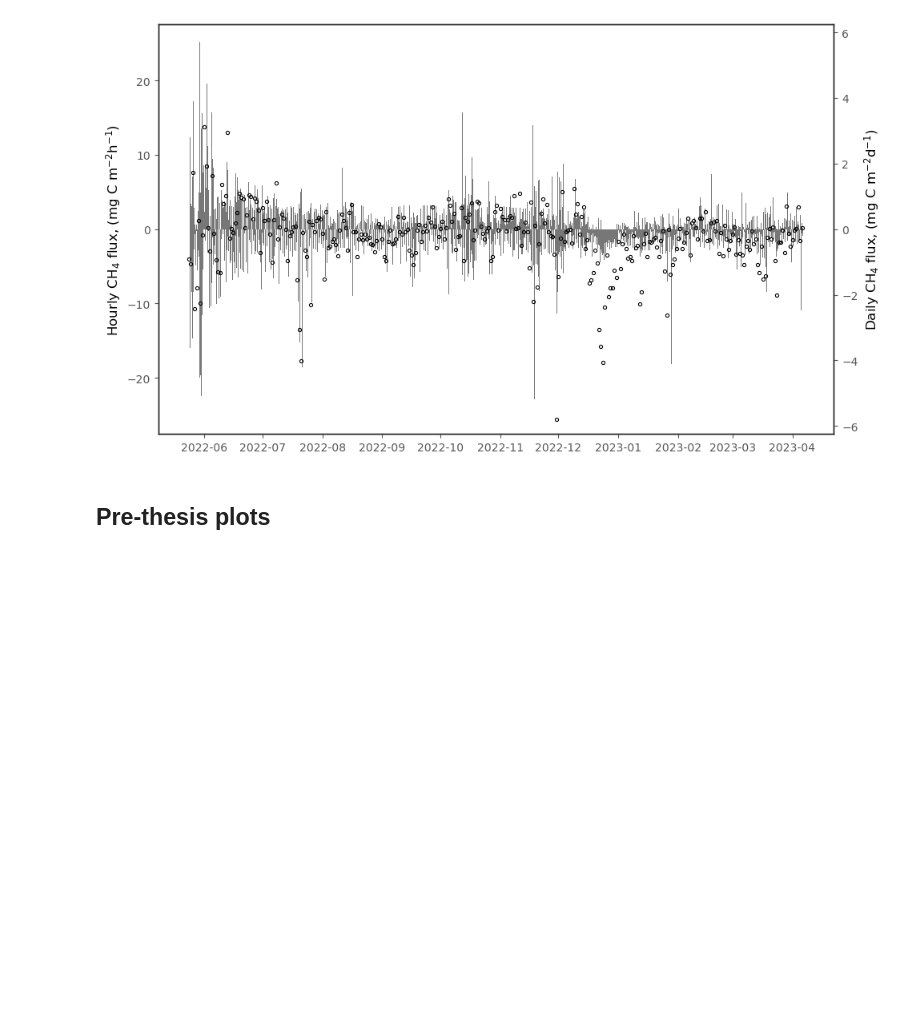
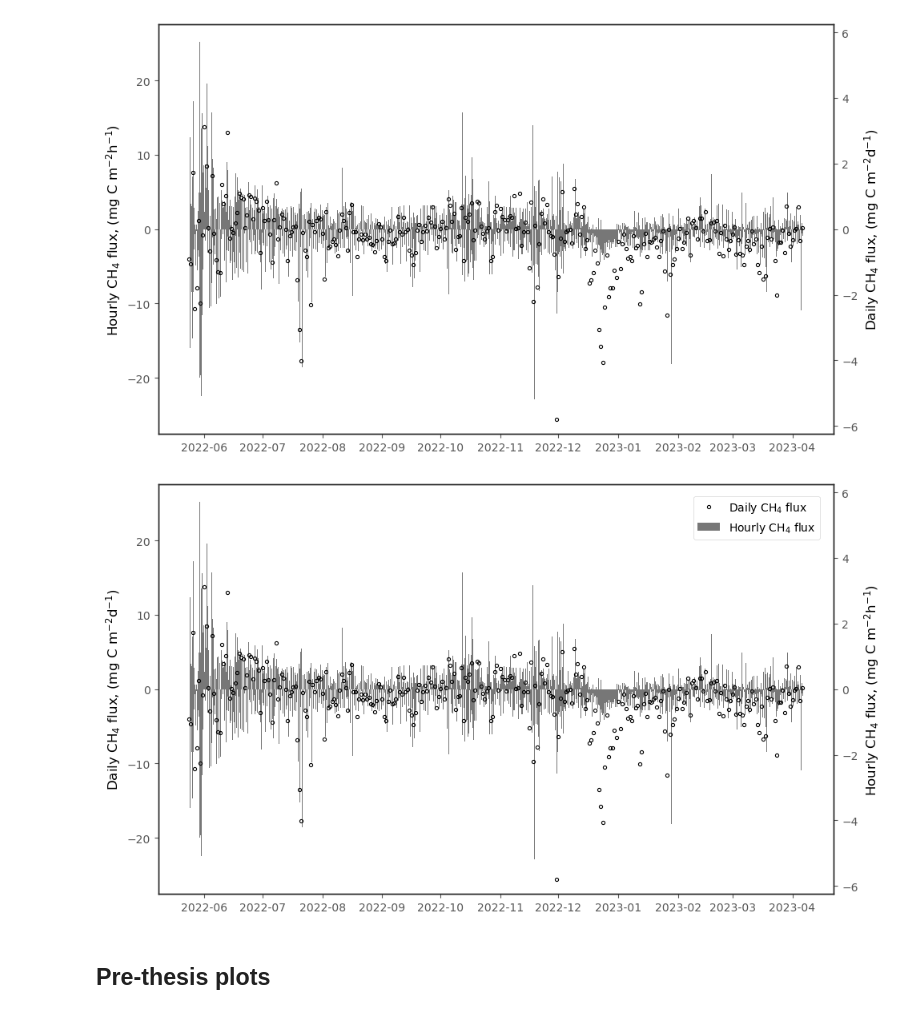
Before and after one commit to ottobriner/atmos-flux-data, a Jupyter notebook: atmos-plot.ipynb, the cells around one changed output. Saved outputs shown, nothing was run; the diff lists cells and outputs as text; code cells hidden in the pictures; blank space fills up the shorter version.

```diff
--- a/atmos-plot.ipynb
+++ b/atmos-plot.ipynb
@@ -385,6 +405,52 @@ plt.tight_layout()
 # plt.savefig(f'./output/thesis/fig_ch4flux_{datetime.now().strftime("%Y%m%d")}_reversed.png', dpi=300)
 # %% [output]
 [figure]
+# %%
+## EDIT 2023/10/31 add legend
+
+fig, ax = plt.subplots(1,1,figsize=(10, 5.65))
+rax = ax.twinx()
+
+ax.grid(visible=False)
+rax.grid(visible=False)
+
+ax.patch.set_facecolor('none')
+rax.bar(x=hourly.index.to_timestamp(), height=hourly['FCH4_F_RF_sum'],
+        width=0.2,
+        color = '#777777', label = r'Hourly $CH_4$ flux')
+rax.set_ylabel(r'Hourly $CH_4$ flux, (mg C $m^{-2}h^{-1}$)')
+
+dash_marker_style = dict(marker = '_',
+        ms = 4,
+        markeredgewidth=1.2,
+        color = 'k',
+        ls = '')
+
+point_marker_style = dict(marker = 'o',
+        fillstyle='none',
+        alpha = 1,
+        ms = 3,
+        markeredgewidth=0.8,
+        markerfacecolor='k',
+#         markeredgecolor='k',
+        color = 'k',
+        ls = '')
+
+ax.plot(daily.index.to_timestamp(), daily['FCH4_F_RF_sum'],
+        label = r'Daily $CH_4$ flux', **point_marker_style)
+ax.set_ylabel(r'Daily $CH_4$ flux, (mg C $m^{-2}d^{-1}$)')
+
+# ax.plot(l3['FCH4_F_RF'] * 1800 / 1000 * 12.01, alpha = 1, ms = 1, ls = '', color = 'k')
+# ax.set_ylabel(r'$CH_4$ flux, (mg C $m^{-2}$ 30 min$^{-1}$)')
+
+rax.set_zorder(0)
+ax.set_zorder(3)
+mpl_axes_aligner.align.yaxes(ax, 0, rax, 0, 0.5)
+fig.legend(loc='upper center', bbox_to_anchor=(0.83, 0.96))
+plt.tight_layout()
+# plt.savefig(f'./output/thesis/fig_ch4flux_{datetime.now().strftime("%Y%m%d")}_reversed.png', dpi=300)
+# %% [output]
+[figure, added]
 # %% [markdown]
 ## Pre-thesis plots
 # %%
```
Also changed, not shown: parts of 4 cells of this notebook.
